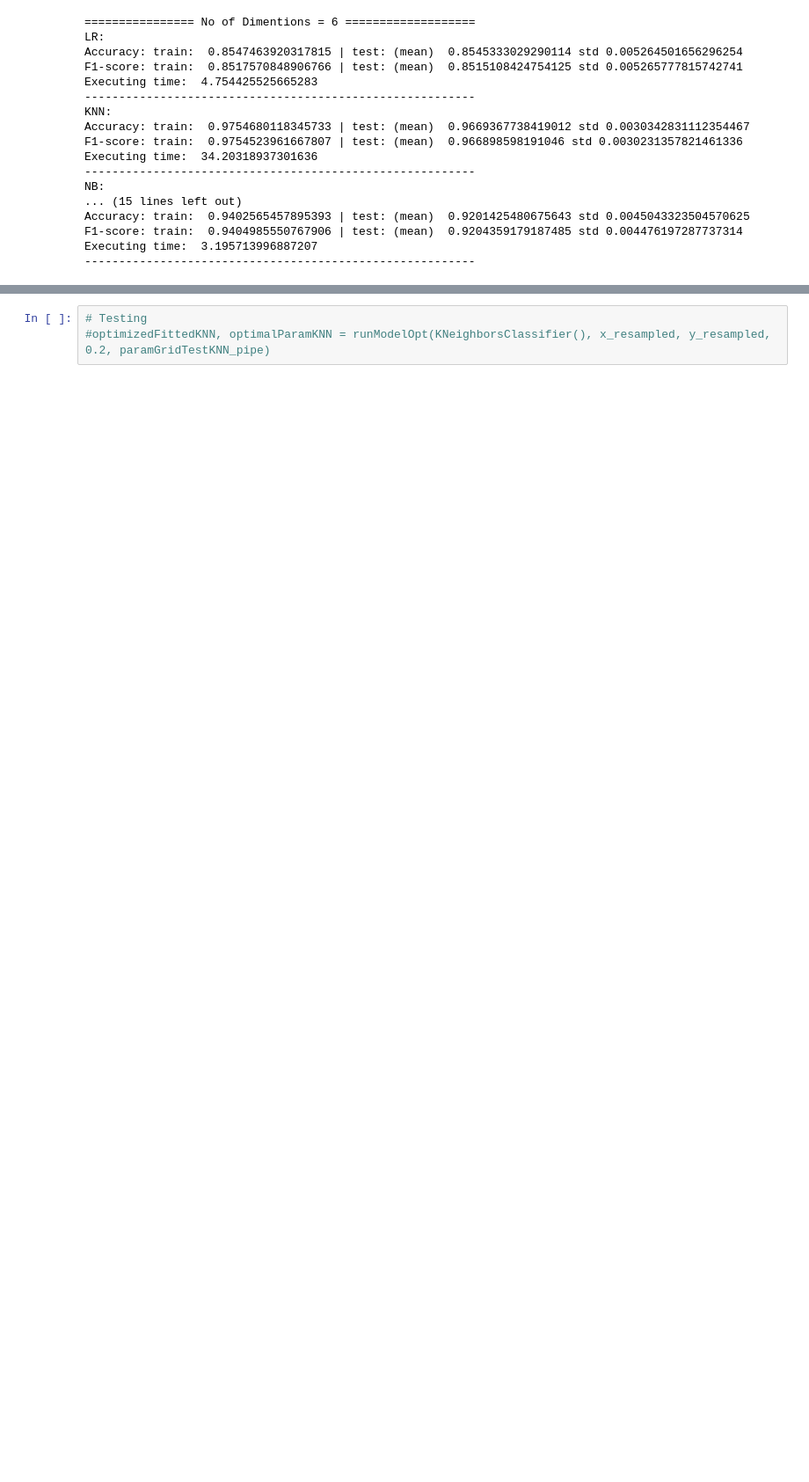
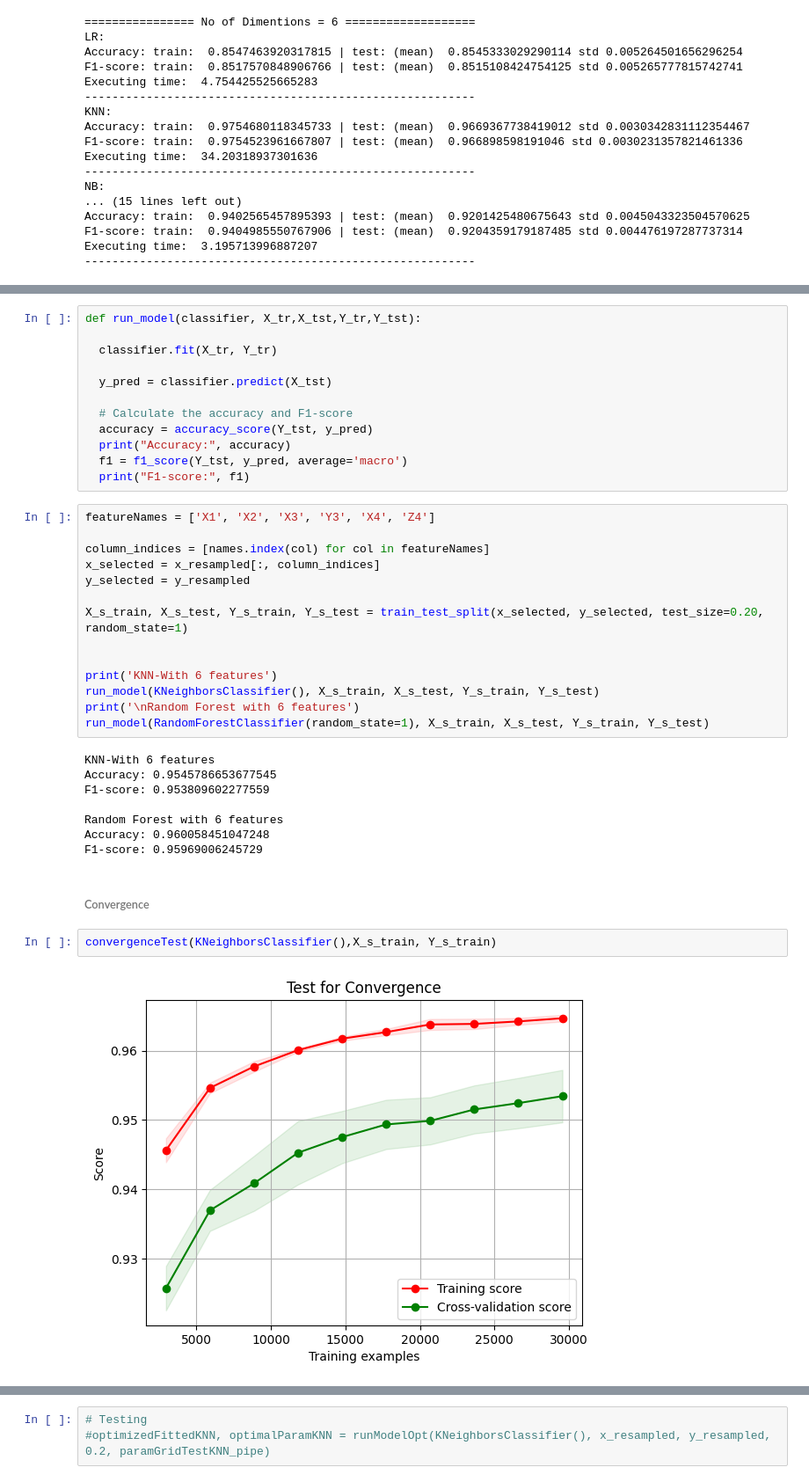
Before and after one commit to subodha1980/BU, a Jupyter notebook: activityDetection.ipynb, the cells around one changed output, grey strips where cells are left out. Shown at 88% size. Cells and saved outputs as stored; diff of their text form; blank space fills up the shorter version.

```diff
--- a/activityDetection.ipynb
+++ b/activityDetection.ipynb
@@ -618,0 +689,40 @@ Executing time:  3.195713996887207
+# %%
+def run_model(classifier, X_tr,X_tst,Y_tr,Y_tst):
+
+  classifier.fit(X_tr, Y_tr)
+
+  y_pred = classifier.predict(X_tst)
+
+  # Calculate the accuracy and F1-score
+  accuracy = accuracy_score(Y_tst, y_pred)
+  print("Accuracy:", accuracy)
+  f1 = f1_score(Y_tst, y_pred, average='macro')
+  print("F1-score:", f1)
+# %%
+featureNames = ['X1', 'X2', 'X3', 'Y3', 'X4', 'Z4']
+
+column_indices = [names.index(col) for col in featureNames]
+x_selected = x_resampled[:, column_indices]
+y_selected = y_resampled
+
+X_s_train, X_s_test, Y_s_train, Y_s_test = train_test_split(x_selected, y_selected, test_size=0.20, random_state=1)
+
+
+print('KNN-With 6 features')
+run_model(KNeighborsClassifier(), X_s_train, X_s_test, Y_s_train, Y_s_test)
+print('\nRandom Forest with 6 features')
+run_model(RandomForestClassifier(random_state=1), X_s_train, X_s_test, Y_s_train, Y_s_test)
+# %% [output]
+KNN-With 6 features
+Accuracy: 0.9545786653677545
+F1-score: 0.953809602277559
+
+Random Forest with 6 features
+Accuracy: 0.960058451047248
+F1-score: 0.95969006245729
+# %% [markdown]
+###### Convergence
+# %%
+convergenceTest(KNeighborsClassifier(),X_s_train, Y_s_train)
+# %% [output]
+[figure, added]
```
Also changed, not shown: parts of 35 cells of this notebook.
